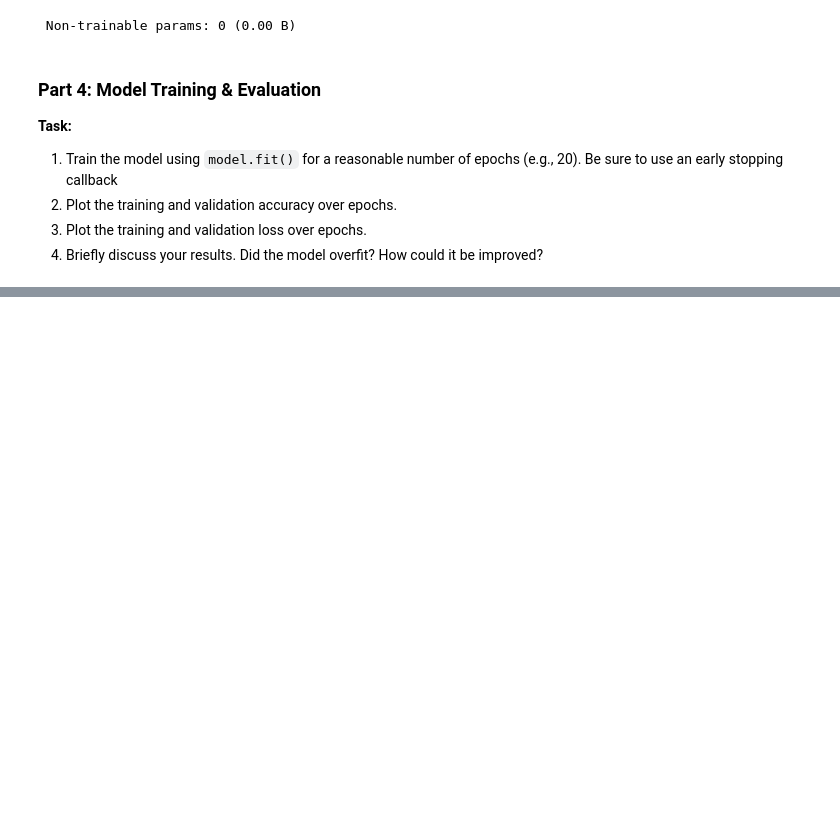
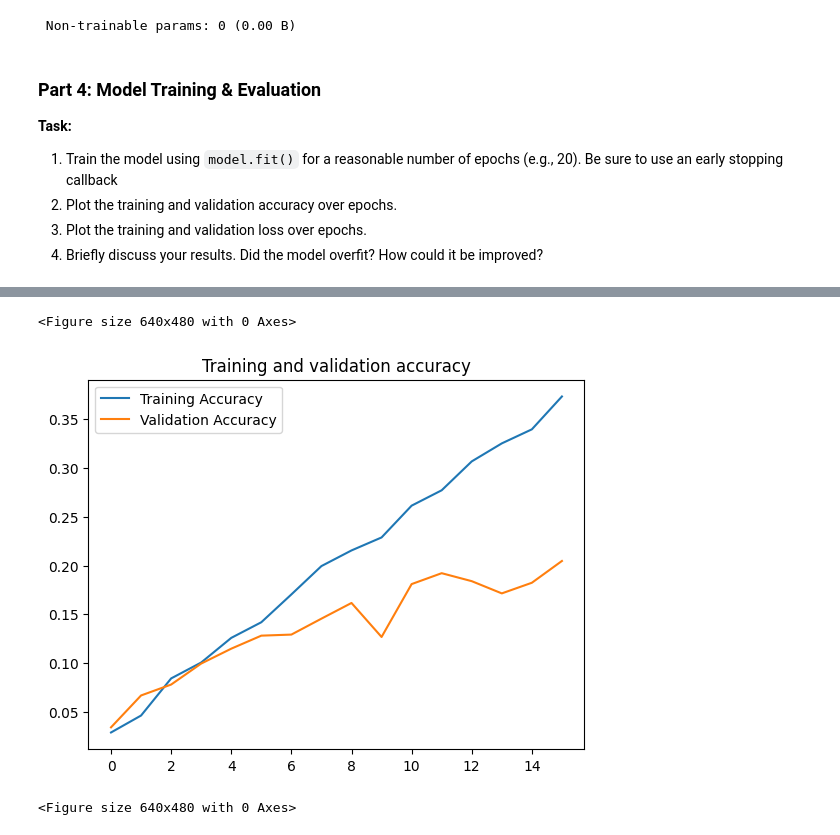
Before and after one commit to tsal4/data2000_labs, a Jupyter notebook: labs/071_convolutional-networks.ipynb, the cells around one changed output, grey strips where cells are left out. Cells and saved outputs as stored; diff of their text form; code cells hidden in the pictures; blank space fills up the shorter version.

```diff
--- a/labs/071_convolutional-networks.ipynb
+++ b/labs/071_convolutional-networks.ipynb
@@ -189,0 +184,17 @@ Model: "functional"
+# %%
+from tensorflow.keras.callbacks import EarlyStopping
+
+early_stopping = EarlyStopping(
+    monitor="val_loss",
+    patience=5,
+    restore_best_weights=True
+)
+
+history = model.fit(
+    train_ds,
+    batch_size=128,
+    epochs=20,
+    shuffle=True,
+    validation_data=val_ds,
+    callbacks=[early_stopping]
+)
@@ -189,0 +219,25 @@ Model: "functional"
+# %%
+# Retrieve a list of accuracy results on training and validation data
+# sets for each training epoch
+acc = history.history['sparse_categorical_accuracy']
+val_acc = history.history['val_sparse_categorical_accuracy']
+
+# Retrieve a list of list results on training and validation data
+# sets for each training epoch
+loss = history.history['loss']
+val_loss = history.history['val_loss']
+
+# Get number of epochs
+epochs = range(len(acc))
+
+# 2. Plot training and validation accuracy
+plt.plot(epochs, acc, label='Training Accuracy')
+plt.plot(epochs, val_acc, label='Validation Accuracy')
+plt.legend()
+plt.title('Training and validation accuracy')
+
+plt.figure()
+# %% [output]
+<Figure size 640x480 with 0 Axes>
+[figure, added]
+<Figure size 640x480 with 0 Axes>
```
Also changed, not shown: parts of 5 cells of this notebook.
